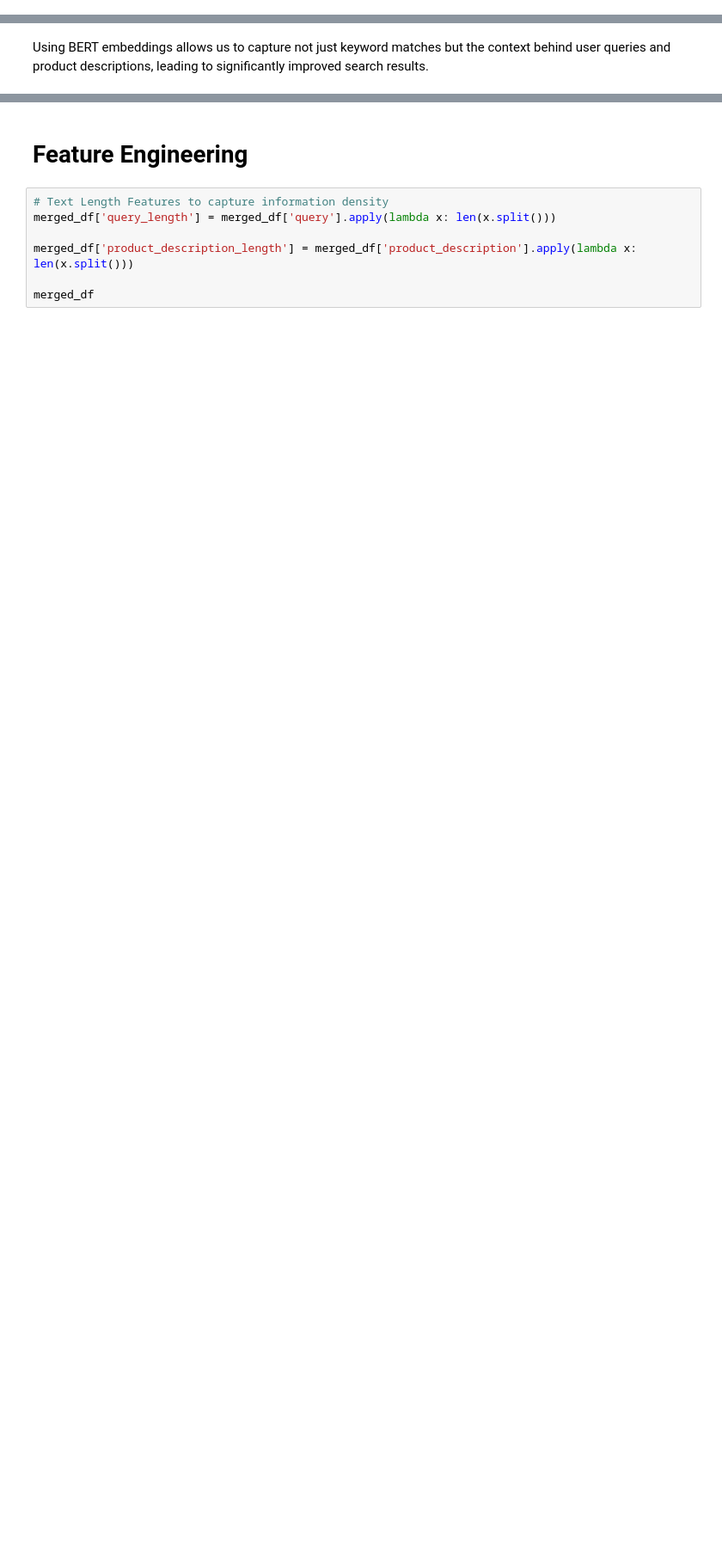
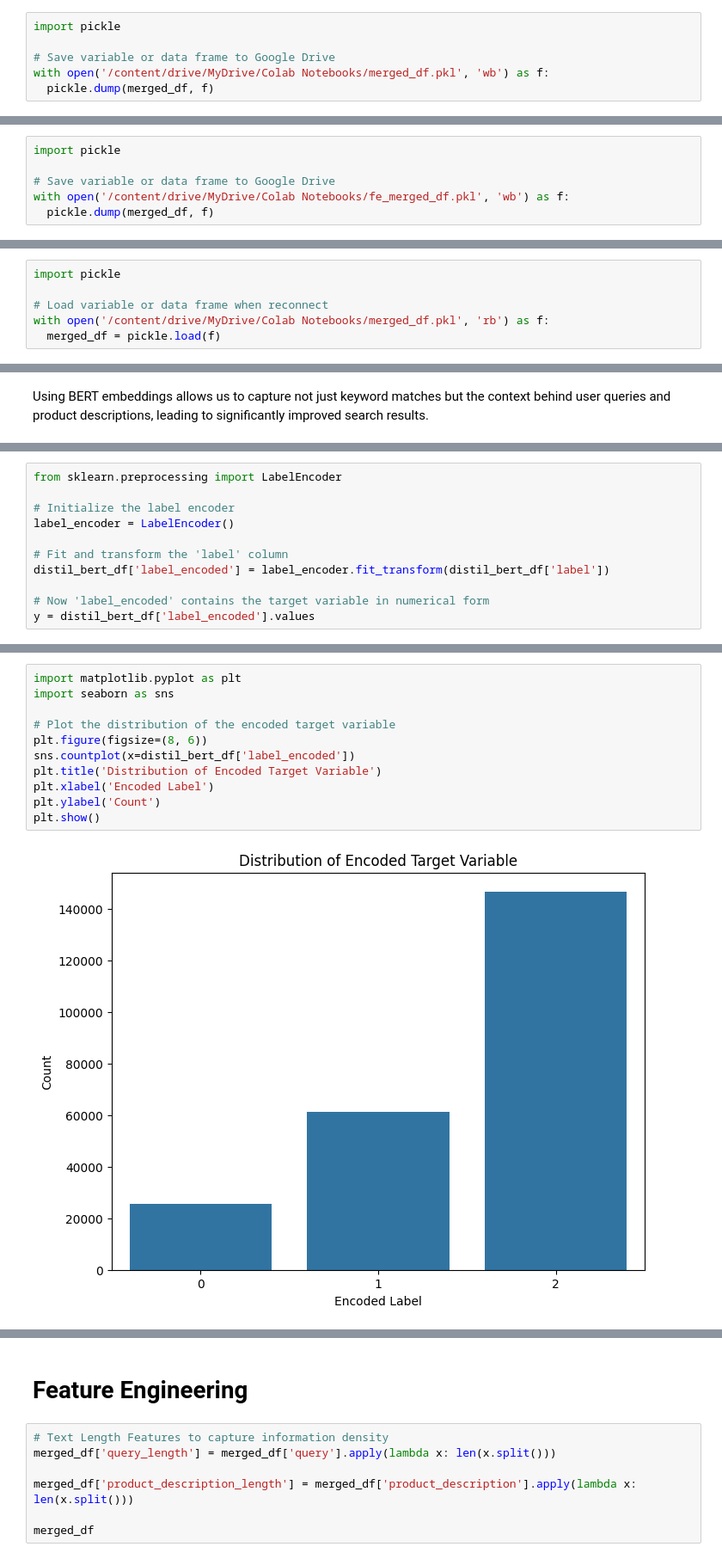
Before and after one commit to cody-mckeon/Search_Relevance, a Jupyter notebook: search_relevance.ipynb, the cells around one changed output, grey strips where cells are left out. Shown at 86% size. Saved outputs shown, nothing was run; the diff lists cells and outputs as text; blank space fills up the shorter version.

```diff
--- a/search_relevance.ipynb
+++ b/search_relevance.ipynb
@@ -299,6 +299,12 @@ merged_df.head(20)
 | 17 | 17 | 0 | 42928 | Exact | salon chair | Massage Chairs | purpose salon hydraulic barber ma... | Massage Chairs|Recliners | ... |
 | 18 | 18 | 0 | 26068 | Partial | salon chair | Massage Chairs | almuth fashion office beauty salo... | unknown_product_class | ... |
 | 19 | 19 | 0 | 19170 | Irrelevant | salon chair | Massage Chairs | anette salon antifatigue mat | Kitchen Mats | ... |
+# %%
+import pickle
+
+# Save variable or data frame to Google Drive
+with open('/content/drive/MyDrive/Colab Notebooks/merged_df.pkl', 'wb') as f:
+  pickle.dump(merged_df, f)
 # %%
 # Download the Original Data Set
 merged_df.head(100).to_csv('/content/drive/MyDrive/original_df.csv', index=False)
@@ -501,3 +506,9 @@ fe_merged_df.head(20)
+# %%
+import pickle
+
+# Save variable or data frame to Google Drive
+with open('/content/drive/MyDrive/Colab Notebooks/fe_merged_df.pkl', 'wb') as f:
+  pickle.dump(merged_df, f)
 # %%
 # Download the Feature Engineered Data Set
 fe_merged_df.head(20).to_csv('/content/drive/MyDrive/fe_merged_df.csv', index=False)
@@ -659,3 +672,9 @@ print(timestamp)
+# %%
+import pickle
+
+# Load variable or data frame when reconnect
+with open('/content/drive/MyDrive/Colab Notebooks/merged_df.pkl', 'rb') as f:
+  merged_df = pickle.load(f)
 # %%
 # Use for first process
 distil_bert_df = merged_df.copy()
@@ -752,0 +833,11 @@ Using BERT embeddings allows us to capture not just keyword matches but the cont
+# %%
+from sklearn.preprocessing import LabelEncoder
+
+# Initialize the label encoder
+label_encoder = LabelEncoder()
+
+# Fit and transform the 'label' column
+distil_bert_df['label_encoded'] = label_encoder.fit_transform(distil_bert_df['label'])
+
+# Now 'label_encoded' contains the target variable in numerical form
+y = distil_bert_df['label_encoded'].values
@@ -752,0 +859,13 @@ Using BERT embeddings allows us to capture not just keyword matches but the cont
+# %%
+import matplotlib.pyplot as plt
+import seaborn as sns
+
+# Plot the distribution of the encoded target variable
+plt.figure(figsize=(8, 6))
+sns.countplot(x=distil_bert_df['label_encoded'])
+plt.title('Distribution of Encoded Target Variable')
+plt.xlabel('Encoded Label')
+plt.ylabel('Count')
+plt.show()
+# %% [output]
+[figure, added]
```
Also changed, not shown: parts of 20 cells of this notebook.
